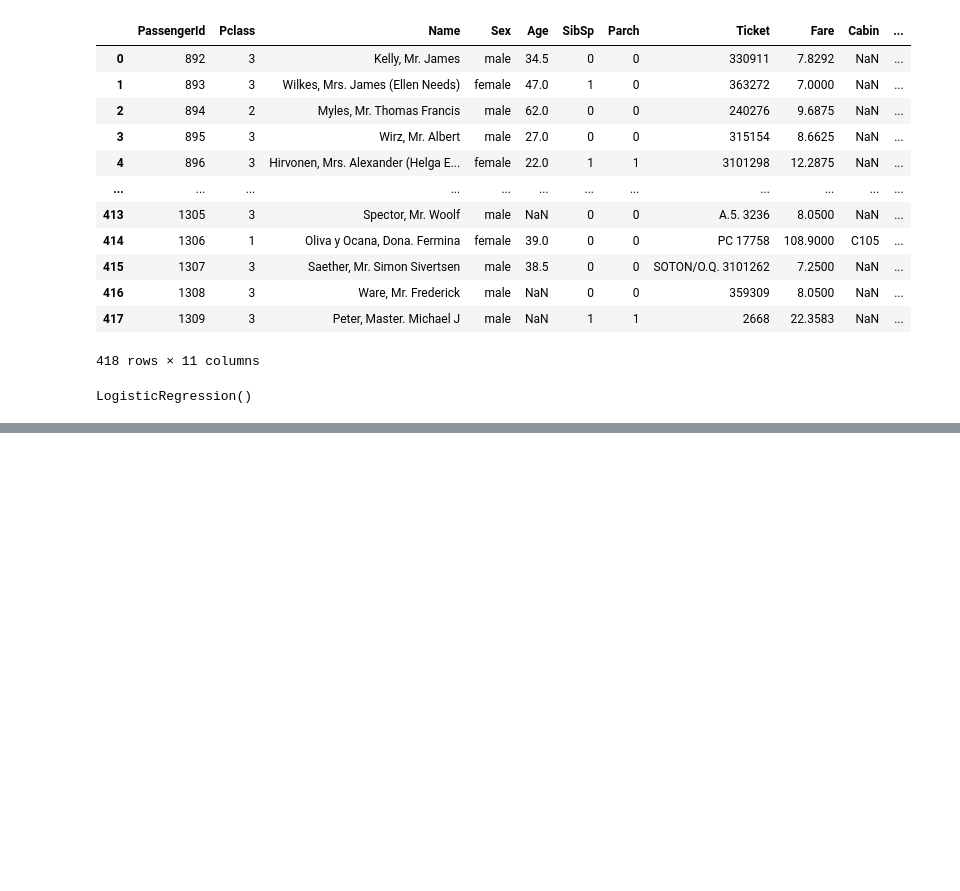
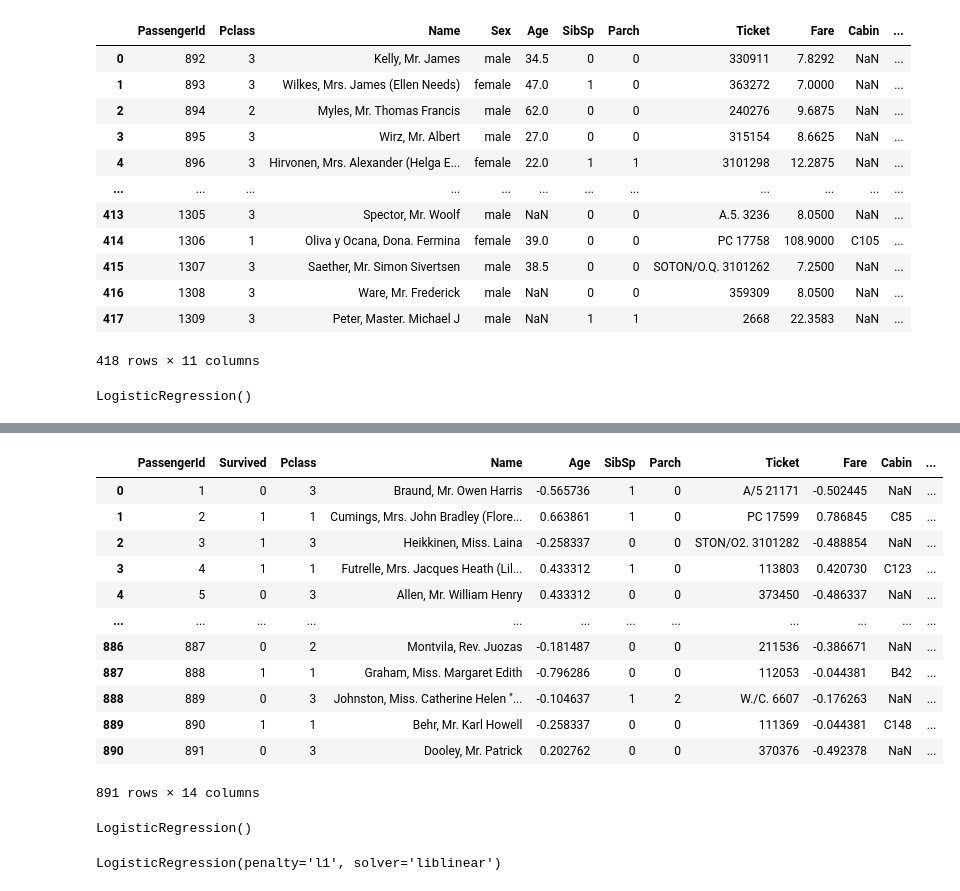
Before and after one commit to kgaurav1991/Python-DataAnalysis, a Jupyter notebook: Ragularization.ipynb, the cells around one changed output, grey strips where cells are left out. Drawn from its saved outputs; the diff is of its cells as text; code cells hidden in the pictures; blank space fills up the shorter version.

```diff
--- a/Ragularization.ipynb
+++ b/Ragularization.ipynb
@@ -60,0 +110,39 @@ submission.to_csv('submission_lazy.csv',index=False)
+# %%
+train['Embarked'] = train['Embarked'].fillna(train['Embarked'].mode()[0])
+test['Embarked'] = test['Embarked'].fillna(test['Embarked'].mode()[0])
+# %%
+# Feature Engineering -> Create new feature on basis of old feature
+# Family Size -> sibSp + Parch + 1
+train['FamilySize'] = train['SibSp'] + train['Parch'] + 1
+test['FamilySize'] = test['SibSp'] + test['Parch'] + 1
+# %%
+# Male -> 0, Female -> 1, This creates bias
+# We should do one Hot Encoding
+train = pd.get_dummies(train, columns=['Sex', 'Embarked'],drop_first=True)
+test = pd.get_dummies(test, columns=['Sex', 'Embarked'],drop_first=True)
+# %%
+# Scaling -> So that big valuess do not affect the model
+scaler = StandardScaler()
+train[['Age','Fare']] = scaler.fit_transform(train[['Age','Fare']])
+test[['Age','Fare']] = scaler.transform(test[['Age','Fare']])
+# %%
+train
+# %% [output]
+|  | PassengerId | Survived | Pclass | Name | Age | SibSp | Parch | Ticket | Fare | Cabin | ... |
+| 0 | 1 | 0 | 3 | Braund, Mr. Owen Harris | -0.565736 | 1 | 0 | A/5 21171 | -0.502445 | NaN | ... |
+| 1 | 2 | 1 | 1 | Cumings, Mrs. John Bradley (Flore... | 0.663861 | 1 | 0 | PC 17599 | 0.786845 | C85 | ... |
+| 2 | 3 | 1 | 3 | Heikkinen, Miss. Laina | -0.258337 | 0 | 0 | STON/O2. 3101282 | -0.488854 | NaN | ... |
+| 3 | 4 | 1 | 1 | Futrelle, Mrs. Jacques Heath (Lil... | 0.433312 | 1 | 0 | 113803 | 0.420730 | C123 | ... |
+| 4 | 5 | 0 | 3 | Allen, Mr. William Henry | 0.433312 | 0 | 0 | 373450 | -0.486337 | NaN | ... |
+| ... | ... | ... | ... | ... | ... | ... | ... | ... | ... | ... | ... |
+| 886 | 887 | 0 | 2 | Montvila, Rev. Juozas | -0.181487 | 0 | 0 | 211536 | -0.386671 | NaN | ... |
+| 887 | 888 | 1 | 1 | Graham, Miss. Margaret Edith | -0.796286 | 0 | 0 | 112053 | -0.044381 | B42 | ... |
+| 888 | 889 | 0 | 3 | Johnston, Miss. Catherine Helen "... | -0.104637 | 1 | 2 | W./C. 6607 | -0.176263 | NaN | ... |
+| 889 | 890 | 1 | 1 | Behr, Mr. Karl Howell | -0.258337 | 0 | 0 | 111369 | -0.044381 | C148 | ... |
+| 890 | 891 | 0 | 3 | Dooley, Mr. Patrick | 0.202762 | 0 | 0 | 370376 | -0.492378 | NaN | ... |
+891 rows × 14 columns
+# %%
+model = LogisticRegression()
+model.fit(x_train, y_train)
+# %% [output]
+LogisticRegression()
@@ -60,0 +155,6 @@ submission.to_csv('submission_lazy.csv',index=False)
+# %%
+# Regularisation
+model = LogisticRegression(penalty='l1', solver='liblinear')
+model.fit(x_train, y_train)
+# %% [output]
+LogisticRegression(penalty='l1', solver='liblinear')
```
Also changed, not shown: parts of 9 cells of this notebook.
